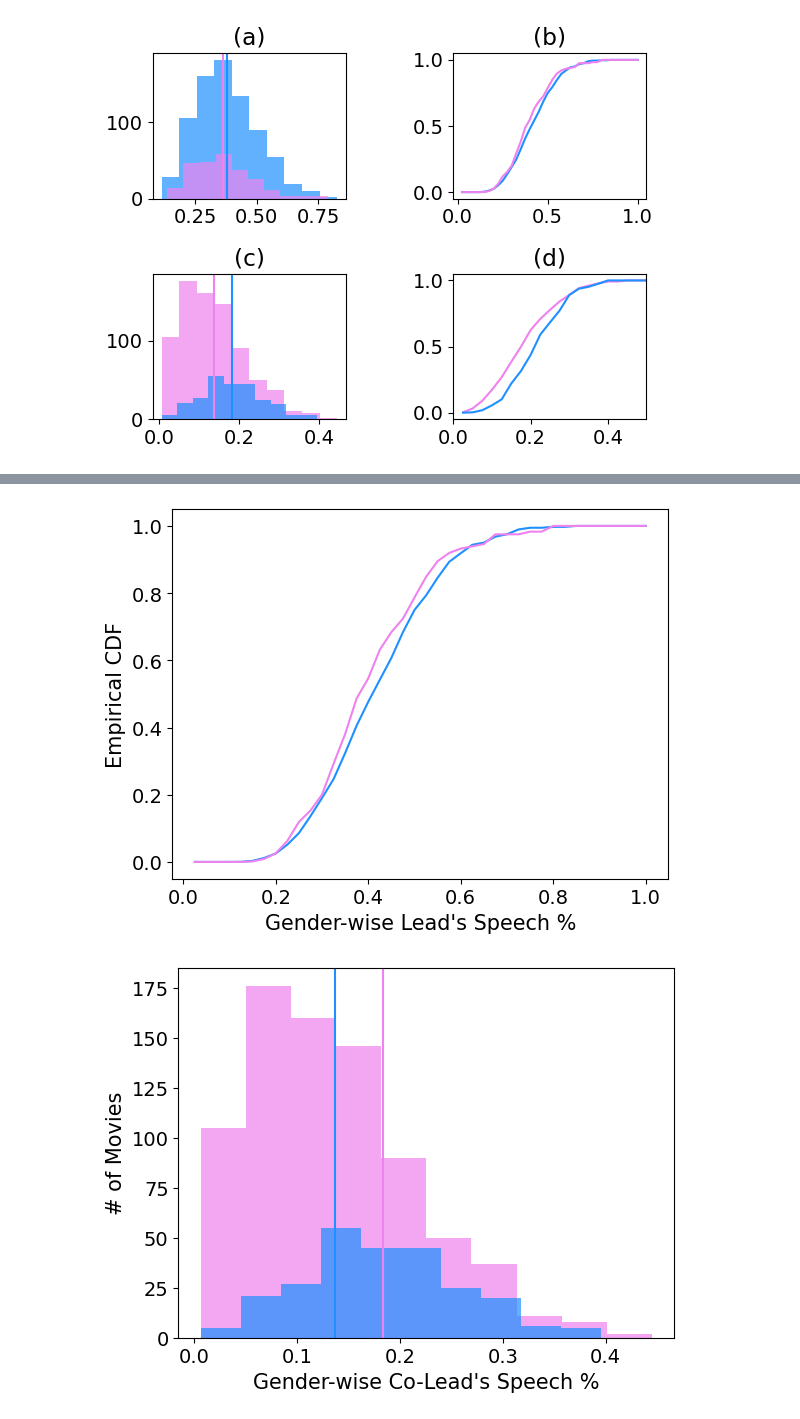
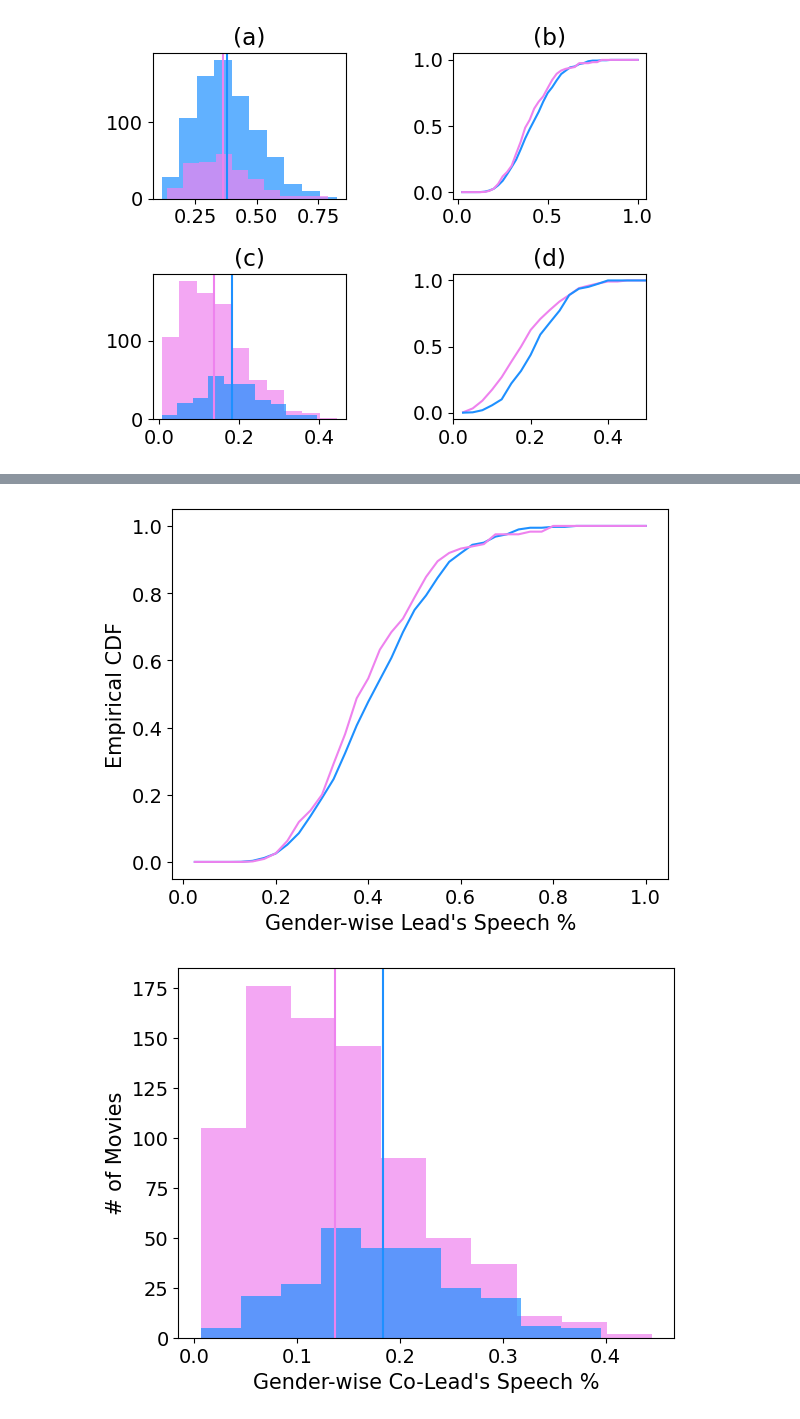
Before and after one commit to dininduviduneth/statistical-machine-learning-uu, a Jupyter notebook: data_analysis/da_bill_v1.ipynb, the cells around one changed output, grey strips where cells are left out. Saved outputs shown, nothing was run; the diff lists cells and outputs as text; code cells hidden in the pictures.

```diff
--- a/data_analysis/da_bill_v1.ipynb
+++ b/data_analysis/da_bill_v1.ipynb
@@ -87,34 +87,34 @@ plt.axvline(x=np.mean(ml) , color = 'dodgerblue', label = 'axvline - full height
 plt.axvline(x=np.mean(fl) , color = 'violet', label = 'axvline - full height')
 plt.rcParams.update({'font.size': 14})
 plt.xlabel("Gender-wise Lead's Speech %", fontsize = 15)
 plt.ylabel("# of Movies", fontsize = 15)
 plt.show()
 
 plt.plot(splitting, [sum(ml[ml<i])/sum(ml) for i in splitting], color="dodgerblue")
 plt.plot(splitting, [sum(fl[fl<i])/sum(fl) for i in splitting], color="violet")
 plt.rcParams.update({'font.size': 14})
 plt.xlabel("Gender-wise Lead's Speech %", fontsize = 15)
 plt.ylabel("Empirical CDF", fontsize = 15)
 plt.show()
 
 plt.hist(fc, color="violet", alpha=0.7)
 plt.hist(mc, color="dodgerblue", alpha=0.7)
-plt.axvline(x=np.mean(mc) , color = 'violet', label = 'axvline - full height')
-plt.axvline(x=np.mean(fc) , color = 'dodgerblue', label = 'axvline - full height')
+plt.axvline(x=np.mean(mc) , color = 'dodgerblue', label = 'axvline - full height')
+plt.axvline(x=np.mean(fc) , color = 'violet', label = 'axvline - full height')
 plt.rcParams.update({'font.size': 14})
 plt.xlabel("Gender-wise Co-Lead's Speech %", fontsize = 15)
 plt.ylabel("# of Movies", fontsize = 15)
 plt.show()
 
 plt.plot(splitting, [sum(fc[fc<i])/sum(fc) for i in splitting], color="violet")
 plt.plot(splitting, [sum(mc[mc<i])/sum(mc) for i in splitting], color="dodgerblue")
 plt.xlim([0,0.5])
 plt.rcParams.update({'font.size': 14})
 plt.xlabel("Gender-wise Co-Lead's Speech %", fontsize = 15)
 plt.ylabel("Empirical CDF", fontsize = 15)
 plt.show()
 # %% [output]
 [figure]
 [figure]
-[figure, old version]
+[figure, new version]
 [figure]
```
Also changed, not shown: parts of 1 cell of this notebook, 2 other files.
